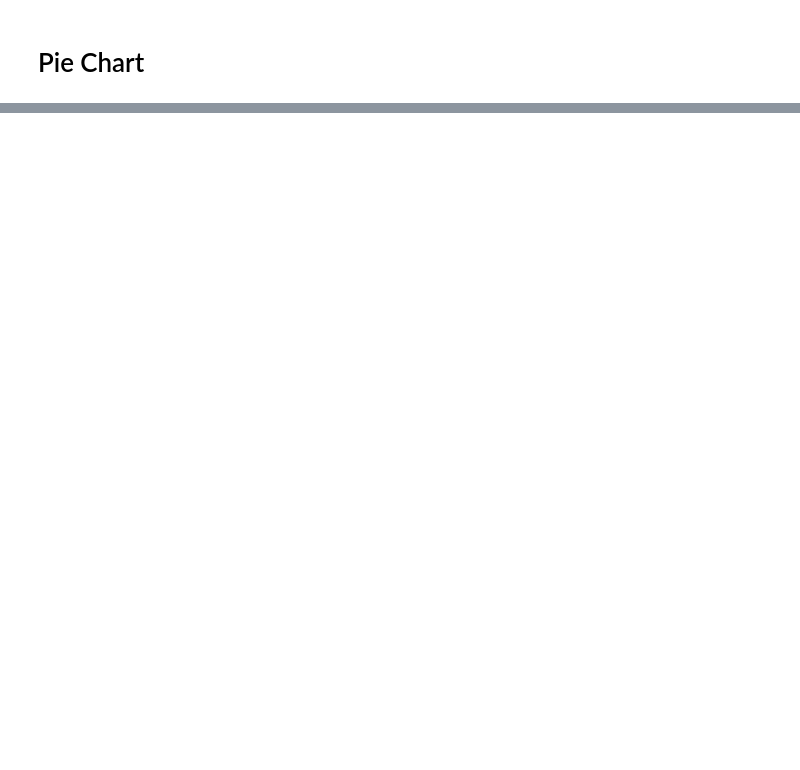
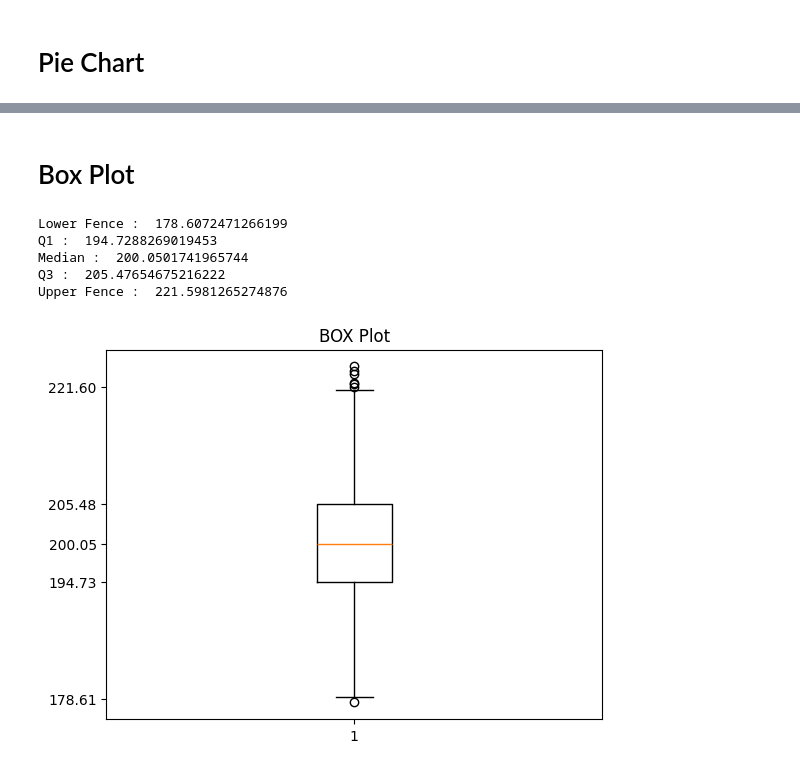
Before and after one commit to 24f3003058/Machine-Learning-Practice, a Jupyter notebook: Matplotlib.ipynb, the cells around one changed output, grey strips where cells are left out. Drawn from its saved outputs; the diff is of its cells as text; code cells hidden in the pictures; blank space fills up the shorter version.

Commit message:
Matplotlib

```diff
--- a/Matplotlib.ipynb
+++ b/Matplotlib.ipynb
@@ -112,0 +113,25 @@ plt.show()
+# %% [markdown]
+# Box Plot
+# %%
+import matplotlib.pyplot as plt
+x=np.random.normal(200,8,1000)
+
+IQR=np.quantile(x,0.75) -np.quantile(x,0.25)
+print('Lower Fence : ', np.quantile(x, 0.25)-(1.5*IQR))
+print('Q1 : ',np.quantile(x, 0.25))
+print('Median : ',np.median(x))
+print('Q3 : ',np.quantile(x, 0.75))
+print('Upper Fence : ',np.quantile(x, 0.75)+(1.5*IQR))
+print('\n')
+
+plt.boxplot(x)
+plt.title('BOX Plot')
+plt.yticks([np.quantile(x,0.25) -(1.5 *IQR) ,np.quantile(x,0.25),np.median(x),np.quantile(x, 0.75),np.quantile(x, 0.75)+(1.5*IQR)])
+plt.show()
+# %% [output]
+Lower Fence :  178.6072471266199
+Q1 :  194.7288269019453
+Median :  200.0501741965744
+Q3 :  205.47654675216222
+Upper Fence :  221.5981265274876
+[figure, added]
```
Also changed, not shown: parts of 9 cells of this notebook, 1 other file.
